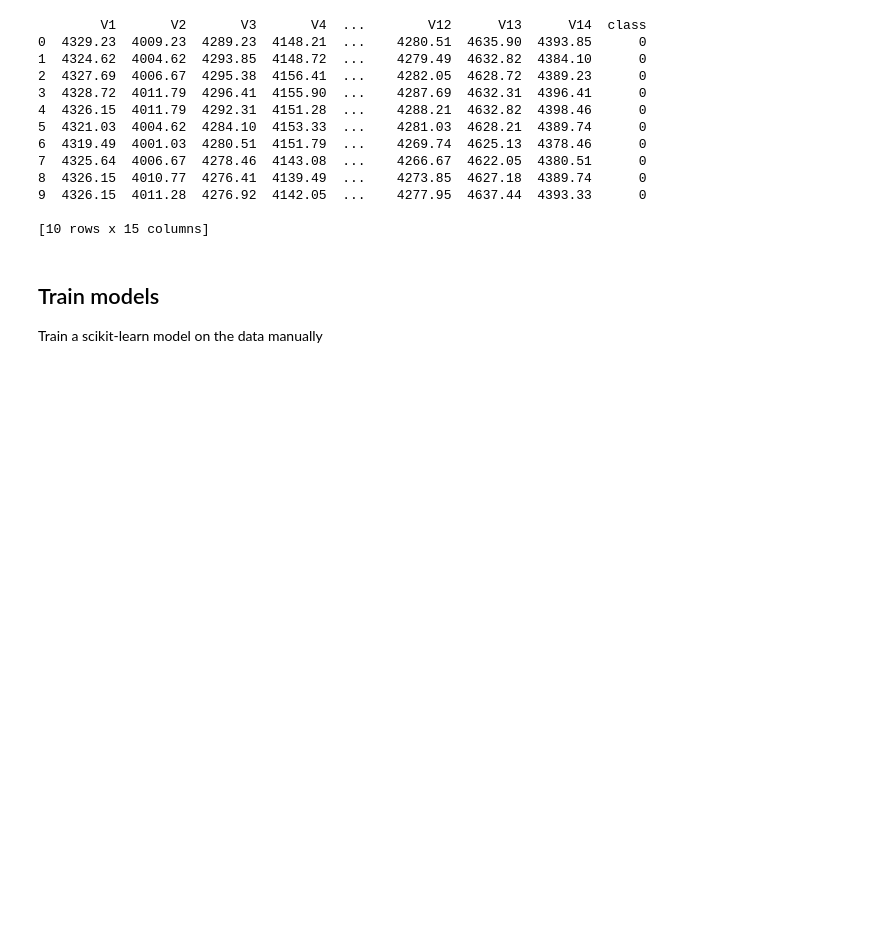
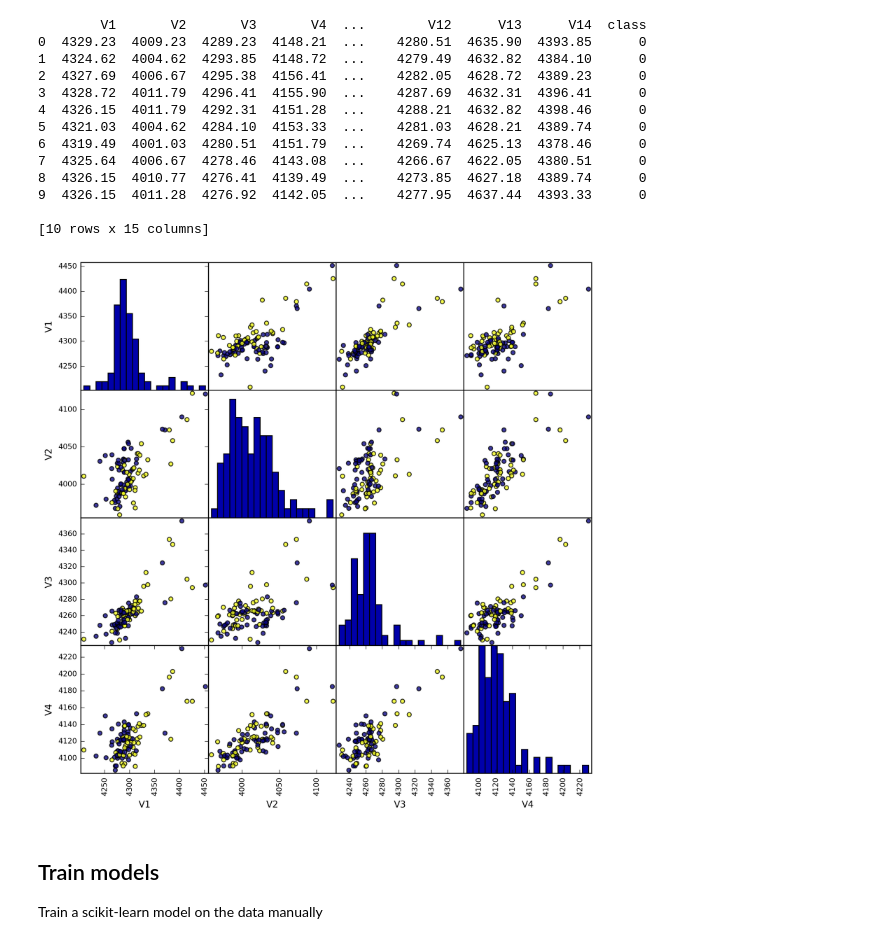
Before and after one commit to ds-madhavan-ramani/machine_learning_introduction, a Jupyter notebook: 01d - Introduction - OpenML.ipynb, the cells around one changed output. Saved outputs shown, nothing was run; the diff lists cells and outputs as text; code cells hidden in the pictures; blank space fills up the shorter version.

```diff
--- a/01d - Introduction - OpenML.ipynb
+++ b/01d - Introduction - OpenML.ipynb
@@ -151,9 +152,12 @@ print(eeg[:10])
 
 [10 rows x 15 columns]
 # %%
-sm = scatter_matrix(eeg, c=eeg['class'], figsize=(10, 10),
+eegs = eeg.sample(n=1000)
+_ = pd.scatter_matrix(eegs.iloc[:100,:4], c=eegs[:100]['class'], figsize=(10, 10),
                   marker='o', hist_kwds={'bins': 20},
                   alpha=.8, cmap='plasma')
+# %% [output]
+[figure, added]
 # %% [markdown]
 ## Train models
 Train a scikit-learn model on the data manually
```
Also changed, not shown: parts of 10 cells of this notebook, 5 other files.
